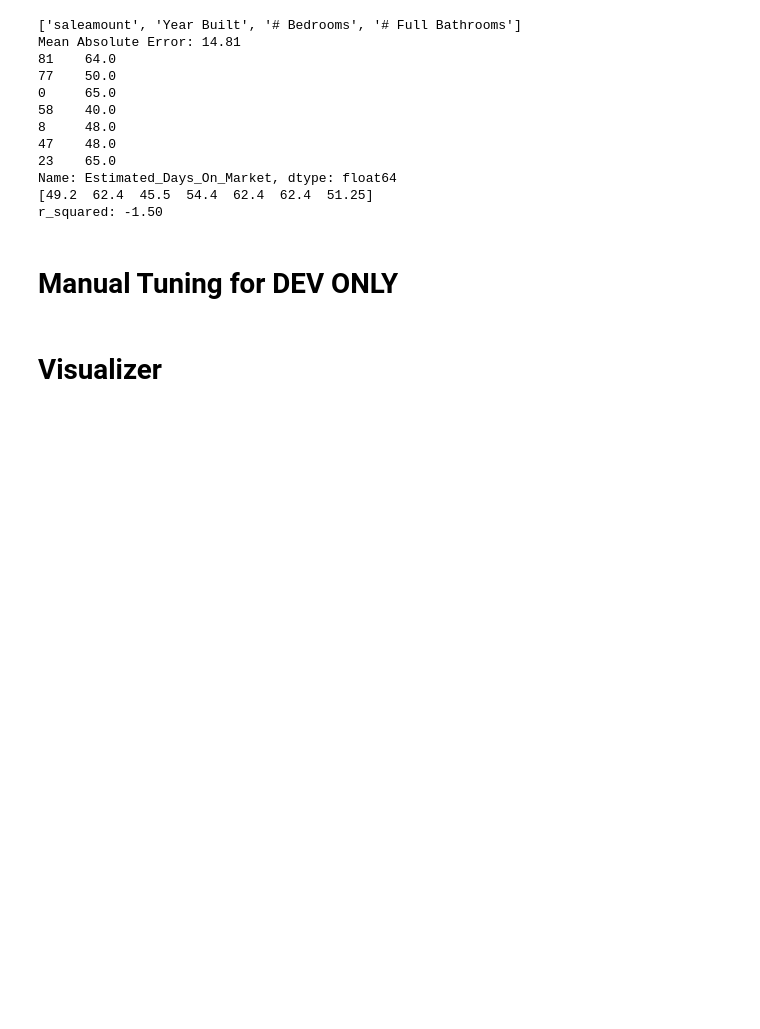
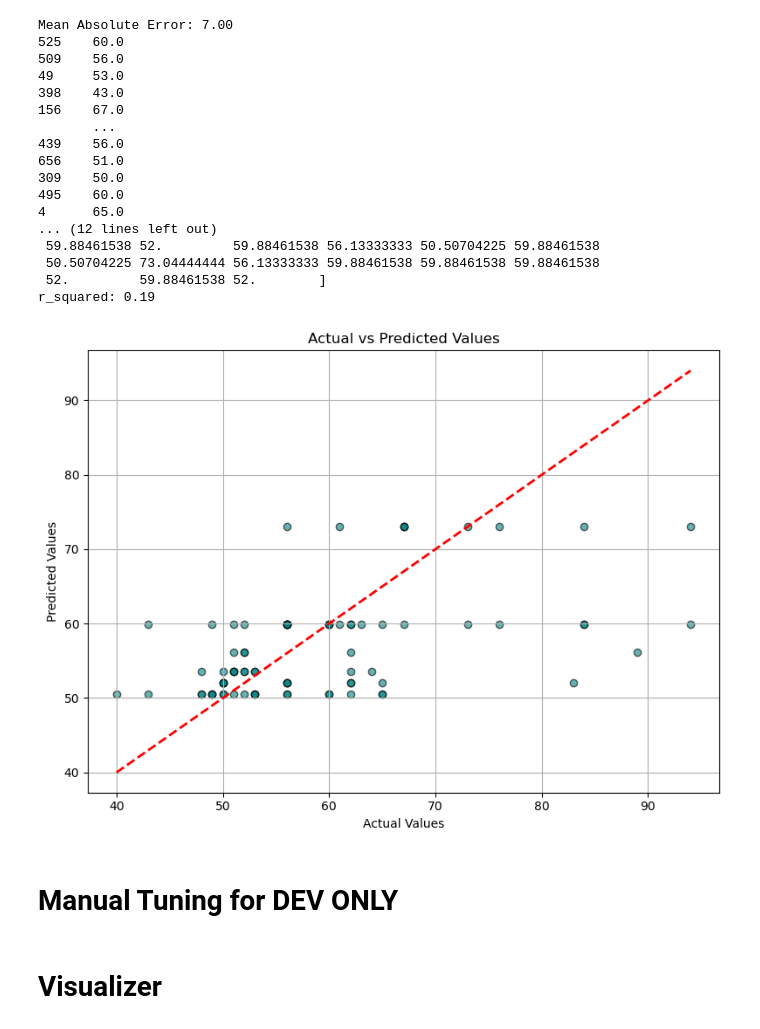
Before and after one commit to TonyBusch50/BANA7075, a Jupyter notebook: ML_Design_DecisionTree.ipynb, the cells around one changed output. Cells and saved outputs as stored; diff of their text form; code cells hidden in the pictures; blank space fills up the shorter version.

```diff
--- a/ML_Design_DecisionTree.ipynb
+++ b/ML_Design_DecisionTree.ipynb
@@ -37,34 +71,14 @@ from sklearn.metrics import mean_absolute_error, accuracy_score, precision_score
 # %%
-#Load data
-df = pd.read_csv('hamilton_zip_merge__hamilton_20250413_184944__redfin_20250413_212311__created_20250413_213235.csv')
+#This is where the model models
 
-#Define target and features
-target = 'Estimated_Days_On_Market'  # replace with actual column name
-df = df.dropna(subset=['saleamount', 'Year Built', '# Bedrooms', '# Full Bathrooms','Acreage', 'Finished Square Footage','Estimated_Days_On_Market']) #drop incomplete rows
-X = df.drop(columns=[target])
-y = df[target]
-
-#Identify categorical and numerical columns
-numeric_cols = X.iloc[:, [18, 26, 28, 29]]
-numeric_cols = numeric_cols.select_dtypes(include=['number']).columns.tolist()  # This gives a list of column names
-print(numeric_cols)
-
-#Preprocessing: One-hot encode categorical columns
-#preprocessor = ColumnTransformer(
-#    transformers=[
-#        ('cat', OneHotEncoder(handle_unknown='ignore'), categorical_cols)
-#    ],
-#    remainder='passthrough'  # Keep numeric columns as they are
-#)
-
-X_train, X_val, y_train, y_val = train_test_split(X[numeric_cols], y, test_size=0.1, random_state=42)
+X_train, X_val, y_train, y_val = train_test_split(X, y, test_size=0.2, random_state=42)
 
 
 # Define the model hyperparameters
 params = {
     "random_state": 42,
-    "max_depth": 8,
-    "min_samples_leaf": 4,
+    "max_depth": 5,
+    "min_samples_leaf": 40,
 }
 
 #Create a pipeline: scale features and train a decision tree regressor
@@ -83,18 +97,38 @@ print(y_val)
 print(preds)
 print(f'r_squared: {r2:.2f}')
 # %% [output]
-['saleamount', 'Year Built', '# Bedrooms', '# Full Bathrooms']
-Mean Absolute Error: 14.81
-81    64.0
-77    50.0
-0     65.0
-58    40.0
-8     48.0
-47    48.0
-23    65.0
-Name: Estimated_Days_On_Market, dtype: float64
-[49.2  62.4  45.5  54.4  62.4  62.4  51.25]
-r_squared: -1.50
+Mean Absolute Error: 7.00
+525    60.0
+509    56.0
+49     53.0
+398    43.0
+156    67.0
+       ...
+439    56.0
+656    51.0
+309    50.0
+495    60.0
+4      65.0
+... (12 lines left out)
+ 59.88461538 52.         59.88461538 56.13333333 50.50704225 59.88461538
+ 50.50704225 73.04444444 56.13333333 59.88461538 59.88461538 59.88461538
+ 52.         59.88461538 52.        ]
+r_squared: 0.19
+# %%
+import matplotlib.pyplot as plt
+
+# Scatter plot of actual vs predicted values
+plt.figure(figsize=(8, 6))
+plt.scatter(y_val, preds, alpha=0.6, color='teal', edgecolor='k')
+plt.plot([y_val.min(), y_val.max()], [y_val.min(), y_val.max()], 'r--', lw=2)
+plt.xlabel('Actual Values')
+plt.ylabel('Predicted Values')
+plt.title('Actual vs Predicted Values')
+plt.grid(True)
+plt.tight_layout()
+plt.show()
+# %% [output]
+[figure, added]
 # %% [markdown]
 # Manual Tuning for DEV ONLY
 # %%
```
Also changed, not shown: parts of 8 cells of this notebook, 57 other files.
